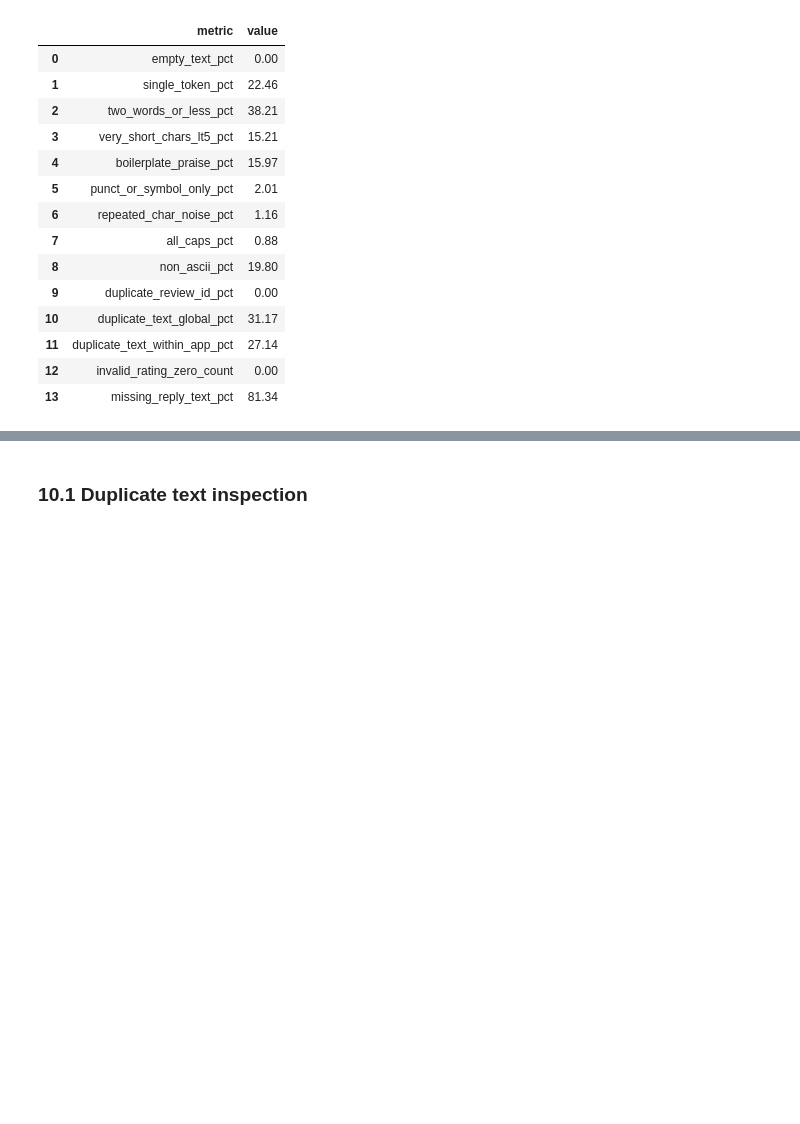
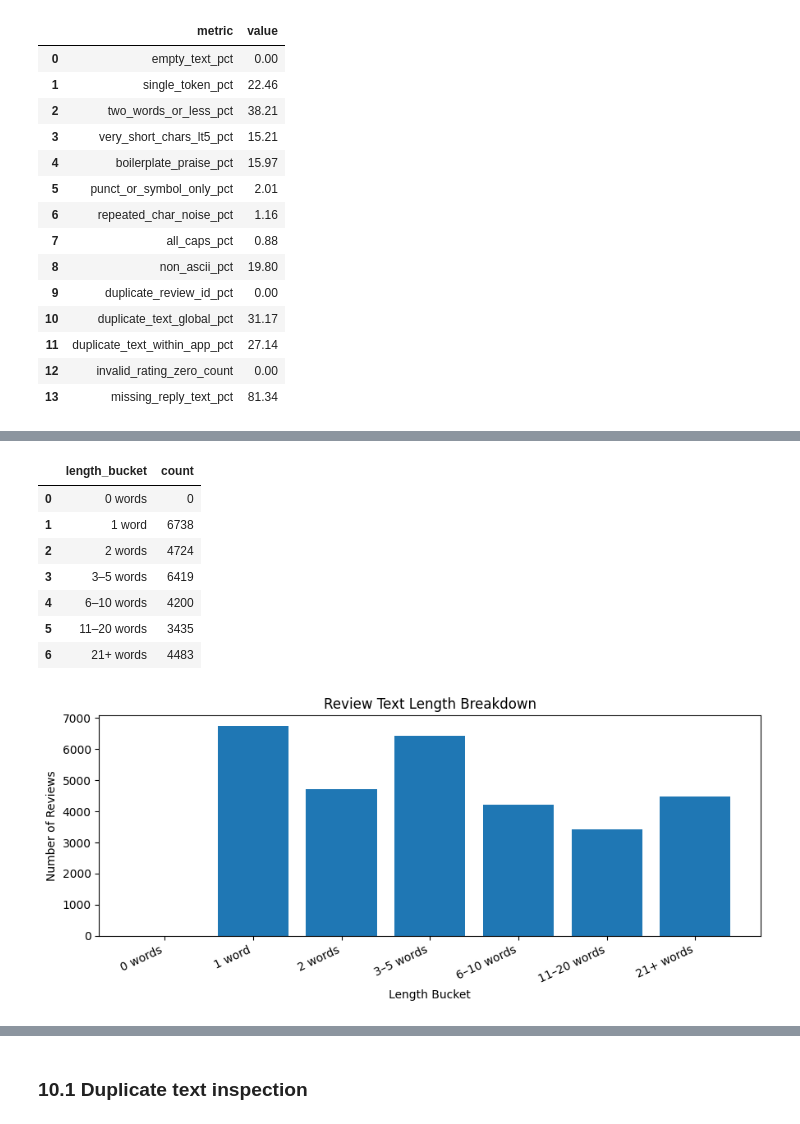
Before and after one commit to DaivdWang/Google-Play-app-review-analysis, a Jupyter notebook: notebooks/google_play_eda.ipynb, the cells around one changed output, grey strips where cells are left out. Drawn from its saved outputs; the diff is of its cells as text; code cells hidden in the pictures; blank space fills up the shorter version.

```diff
--- a/notebooks/google_play_eda.ipynb
+++ b/notebooks/google_play_eda.ipynb
@@ -482,0 +531,43 @@ display(quality_df)
+# %%
+def length_bucket(n):
+    if pd.isna(n):
+        return "missing"
+    n = int(n)
+    if n == 0:
+        return "0 words"
+    elif n == 1:
+        return "1 word"
+    elif n <= 2:
+        return "2 words"
+    elif n <= 5:
+        return "3–5 words"
+    elif n <= 10:
+        return "6–10 words"
+    elif n <= 20:
+        return "11–20 words"
+    else:
+        return "21+ words"
+
+bucket_order = ["0 words", "1 word", "2 words", "3–5 words", "6–10 words", "11–20 words", "21+ words"]
+df["length_bucket"] = df["word_count"].apply(length_bucket)
+length_breakdown = df["length_bucket"].value_counts().reindex(bucket_order, fill_value=0).reset_index()
+length_breakdown.columns = ["length_bucket", "count"]
+display(length_breakdown)
+
+plt.figure(figsize=(9,4))
+plt.bar(length_breakdown["length_bucket"], length_breakdown["count"])
+plt.title("Review Text Length Breakdown")
+plt.xlabel("Length Bucket")
+plt.ylabel("Number of Reviews")
+plt.xticks(rotation=25, ha="right")
+save_plot(OUTPUT_DIR / "review_text_length_breakdown.png")
+# %% [output]
+|  | length_bucket | count |
+| 0 | 0 words | 0 |
+| 1 | 1 word | 6738 |
+| 2 | 2 words | 4724 |
+| 3 | 3–5 words | 6419 |
+| 4 | 6–10 words | 4200 |
+| 5 | 11–20 words | 3435 |
+| 6 | 21+ words | 4483 |
+[figure, added]
```
Also changed, not shown: parts of 7 cells of this notebook.
